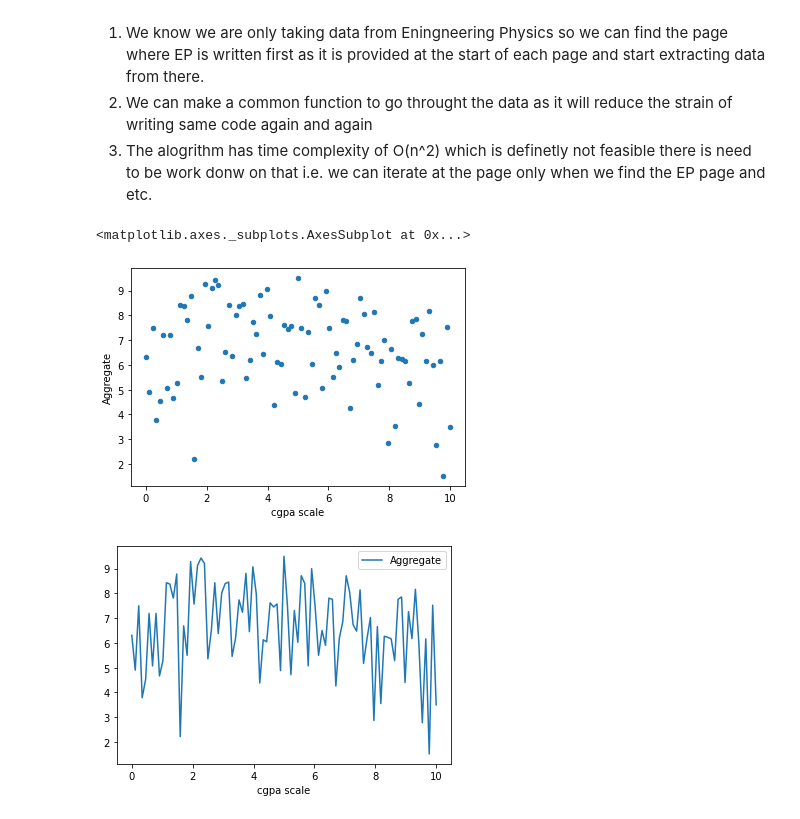
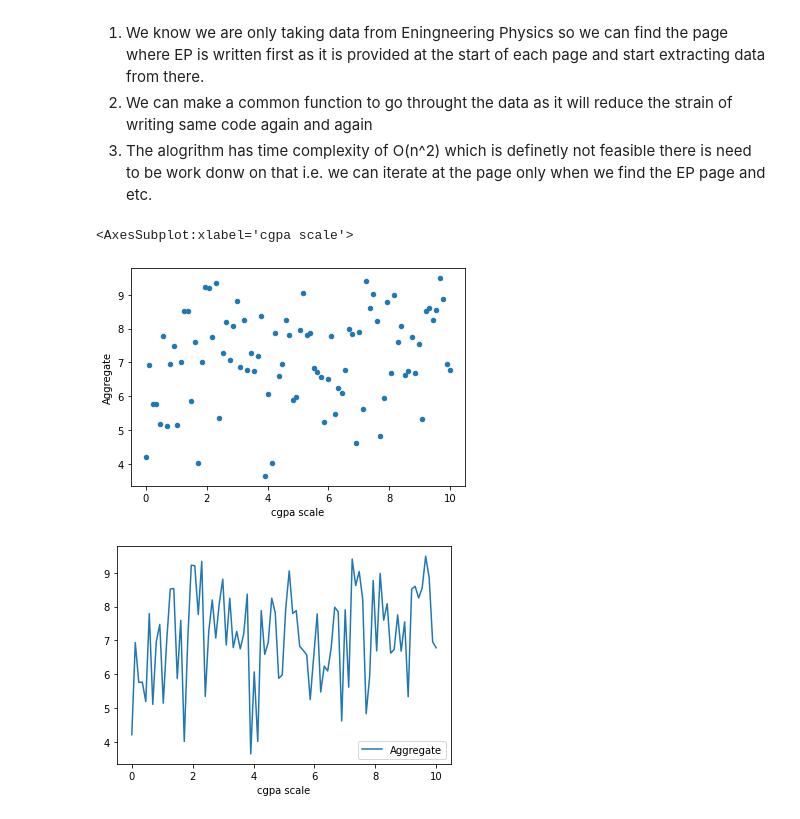
Before and after one commit to Shaurya026/Batch-Data, a Jupyter notebook: Rankings.ipynb, the cells around one changed output. Saved outputs shown, nothing was run; the diff lists cells and outputs as text; code cells hidden in the pictures.

```diff
--- a/Rankings.ipynb
+++ b/Rankings.ipynb
@@ -264,17 +407,17 @@ for i in range(pages):
     #print(str1)
     ctr = 0
     for i in str1:
-        if i.startswith("2018/A8") and (str1[ctr-1] in head.keys()) and (len(head[str1[ctr-1]]) == 4 ) :
+        if i.startswith("2018/A8") and (str1[ctr-1] in head.keys()) and (len(head[str1[ctr-1]]) == 5 ) :
             head[str1[ctr-1]].append(str1[ctr+8])      #head["Sem-1"].append(str1[ctr+8])
         ctr += 1
     ctr = 0
     for i in str1:
-        if i.startswith("2018/B8") and (str1[ctr-1] in head.keys()) and (len(head[str1[ctr-1]]) == 4 ):
+        if i.startswith("2018/B8") and (str1[ctr-1] in head.keys()) and (len(head[str1[ctr-1]]) == 5 ):
             head[str1[ctr-1]].append(str1[ctr+8])      #head["Sem-1"].append(str1[ctr+8])
         ctr += 1
     ctr = 0
     for i in str1:
-        if i.startswith("2018/") and (str1[ctr-1] in head.keys()) and (len(head[str1[ctr-1]]) == 4 ):
+        if i.startswith("2018/") and (str1[ctr-1] in head.keys()) and (len(head[str1[ctr-1]]) == 5 ):
             head[str1[ctr-1]].append(str1[ctr+8])      #head["Sem-1"].append(str1[ctr+8])
         ctr += 1
 #     for i in str1:
@@ -286,3 +429,7 @@ for i in range(pages):
 #         if i.startswith("2018/") and (str1[ctr-1] in head.keys()) and (len(str1[ctr-1]) != 4 ) :
 #             head[str1[ctr-1]].append(str1[ctr+8])      #head["Sem-1"].append(str1[ctr+8])
 #         ctr += 1
+# %%
+for i,j in head.items():
+    if len(j) <= 5:
+        print(i)
@@ -289,21 +446,23 @@ for i in range(pages):
 # %%
 #print(head)
-header = {"Name" : [] , "Roll No." : []  , "Sem-4":[] ,"Sem-3" : [] , "Sem-2" : [] , "Sem-1" : [] , "Aggregate" : []}
+header = {"Name": [], "Roll No.": [], "Sem-5":[], "Sem-4":[], "Sem-3":[], "Sem-2":[], "Sem-1":[], "Aggregate":[]}
 for k,v in head.items():
     header["Name"].append(k)
     header["Roll No."].append(v[0])
-    if len(v) < 5 :
-        if len(v) == 4:
-            header["Sem-4"].append(float(v[1]))
-            header["Sem-3"].append(float(v[2]))
-            header["Sem-2"].append(float(v[3]))
+    if len(v) < 6 :
+        if len(v) == 5:
+            header["Sem-5"].append(float(v[1]))
+            header["Sem-4"].append(float(v[2]))
+            header["Sem-3"].append(float(v[3]))
+            header["Sem-2"].append(float(v[4]))
             header["Sem-1"].append(6.0)
             continue
     else :
-        header["Sem-4"].append(float(v[1]))
-        header["Sem-3"].append(float(v[2]))
-        header["Sem-2"].append(float(v[3]))
+        header["Sem-5"].append(float(v[1]))
+        header["Sem-4"].append(float(v[2]))
+        header["Sem-3"].append(float(v[3]))
+        header["Sem-2"].append(float(v[4]))
         if v[4] == "MA101":
             header["Sem-1"].append(6.0)
             continue
-        header["Sem-1"].append(float(v[4]))
+        header["Sem-1"].append(float(v[5]))
@@ -315,8 +479,11 @@ for k,v in head.items():
 # print(len(header["Sem-3"]))
 #print(header)
 x = 0
-for i in range(89) :
-    x = (header["Sem-1"][i] * 20 + header["Sem-2"][i] * 20 + header["Sem-3"][i] * 22 + header["Sem-4"][i]*22) / 84
+for i in range(88) :
+    if header['Name'][i] in exceptions:
+        x = (header["Sem-1"][i] * 20 + header["Sem-2"][i] * 20 + header["Sem-3"][i] * 22 + header["Sem-4"][i]*22 + header['Sem-5'][i]*18) / 102
+    else:
+        x = (header["Sem-1"][i] * 20 + header["Sem-2"][i] * 20 + header["Sem-3"][i] * 22 + header["Sem-4"][i]*22 + header['Sem-5'][i]*22) / 106
     header['Aggregate'].append(x)
 # %%
 answer = pd.DataFrame(header)
@@ -360,18 +530,18 @@ answer1.head(n=10)
 3. The alogrithm has time complexity of O(n^2) which is definetly not feasible there is need to be work donw on that i.e. we can iterate at the page only when we find the EP page and etc.
 # %%
 import numpy as np
-x = np.linspace(0,10,89)
-x = x.reshape((89,1))
+x = np.linspace(0,10,88)
+x = x.reshape((88,1))
 #print(answer)
 z = np.array(x)
 z = pd.DataFrame(data = z.flatten())
 answer["cgpa scale"] = x # adding a new column in the now a temporary variable answer since rank was printed for answer1
 answer.plot(x ="cgpa scale", y='Aggregate', kind = 'scatter') # plots w.r.t one of field in DataFrame but it doesn't make sense
 # so no need for this plot
 # ** scatter requires an x and y column can't be made on indices
 answer.plot(x ="cgpa scale", y='Aggregate', kind = 'line') # just joining lines above !!
 # %% [output]
-<matplotlib.axes._subplots.AxesSubplot at 0x...>
+<AxesSubplot:xlabel='cgpa scale'>
-[figure, old version]
+[figure, new version]
-[figure, old version]
+[figure, new version]
 # %%
```
Also changed, not shown: parts of 33 cells of this notebook, 1 other file.
